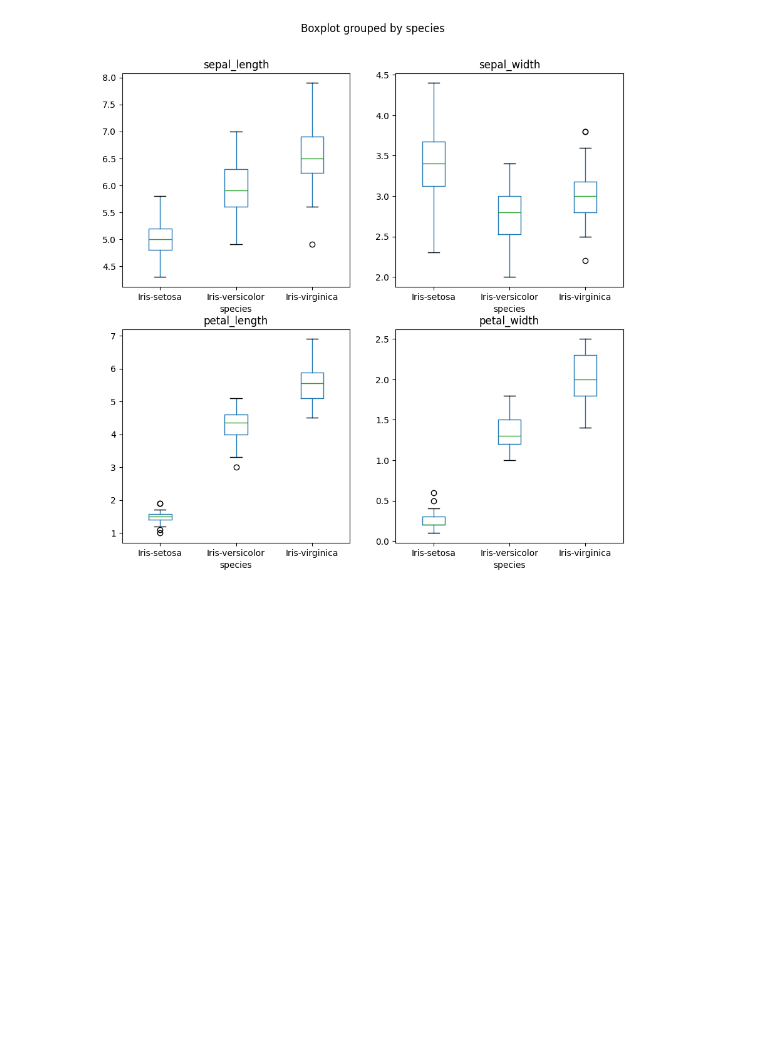
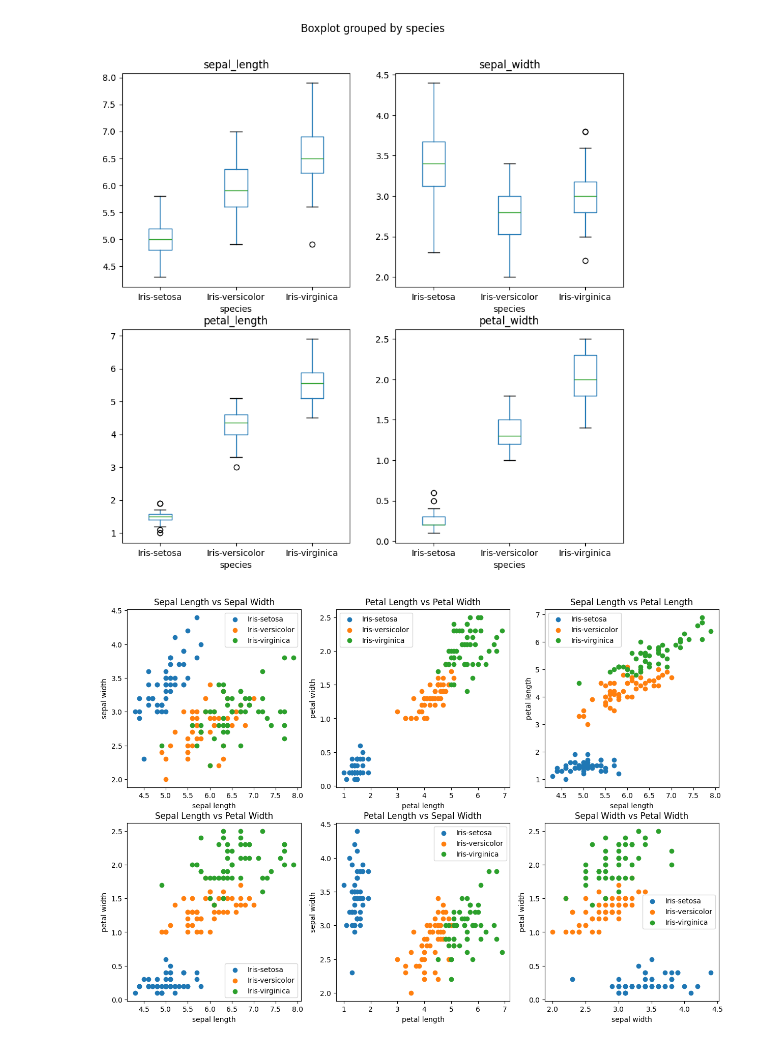
Before and after one commit to bahathaha/6th-Semester, a Jupyter notebook: CV/lab1/lab1.ipynb, the cells around one changed output. Cells and saved outputs as stored; diff of their text form; code cells hidden in the pictures; blank space fills up the shorter version.

```diff
--- a/CV/lab1/lab1.ipynb
+++ b/CV/lab1/lab1.ipynb
@@ -23,3 +23,64 @@ df.boxplot(by='species', column=['petal_width'], grid=False, ax=axes[1,1])
 plt.show()
 # %% [output]
 [figure]
+# %%
+fig, axes = plt.subplots(2, 3, figsize=(15, 10))
+species = df["species"].unique()
+
+# Plot 1
+for sp in species:
+    subset = df[df["species"] == sp]
+    axes[0, 0].scatter(subset["sepal_length"], subset["sepal_width"], label=sp)
+axes[0, 0].set_xlabel("sepal length")
+axes[0, 0].set_ylabel("sepal width")
+axes[0, 0].set_title("Sepal Length vs Sepal Width")
+axes[0, 0].legend()
+
+# Plot 2
+for sp in species:
+    subset = df[df["species"] == sp]
+    axes[0, 1].scatter(subset["petal_length"], subset["petal_width"], label=sp)
+axes[0, 1].set_xlabel("petal length")
+axes[0, 1].set_ylabel("petal width")
+axes[0, 1].set_title("Petal Length vs Petal Width")
+axes[0, 1].legend()
+
+# Plot 3
+for sp in species:
+    subset = df[df["species"] == sp]
+    axes[0, 2].scatter(subset["sepal_length"], subset["petal_length"], label=sp)
+axes[0, 2].set_xlabel("sepal length")
+axes[0, 2].set_ylabel("petal length")
+axes[0, 2].set_title("Sepal Length vs Petal Length")
+axes[0, 2].legend()
+
+# Plot 4
+for sp in species:
+    subset = df[df["species"] == sp]
+    axes[1, 0].scatter(subset["sepal_length"], subset["petal_width"], label=sp)
+axes[1, 0].set_xlabel("sepal length")
+axes[1, 0].set_ylabel("petal width")
+axes[1, 0].set_title("Sepal Length vs Petal Width")
+axes[1, 0].legend()
+
+# Plot 5
+for sp in species:
+    subset = df[df["species"] == sp]
+    axes[1, 1].scatter(subset["petal_length"], subset["sepal_width"], label=sp)
+axes[1, 1].set_xlabel("petal length")
+axes[1, 1].set_ylabel("sepal width")
+axes[1, 1].set_title("Petal Length vs Sepal Width")
+axes[1, 1].legend()
+
+# Plot 6
+for sp in species:
+    subset = df[df["species"] == sp]
+    axes[1, 2].scatter(subset["sepal_width"], subset["petal_width"], label=sp)
+axes[1, 2].set_xlabel("sepal width")
+axes[1, 2].set_ylabel("petal width")
+axes[1, 2].set_title("Sepal Width vs Petal Width")
+axes[1, 2].legend()
+
+plt.show()
+# %% [output]
+[figure, added]
```
Also changed, not shown: parts of 1 cell of this notebook.
